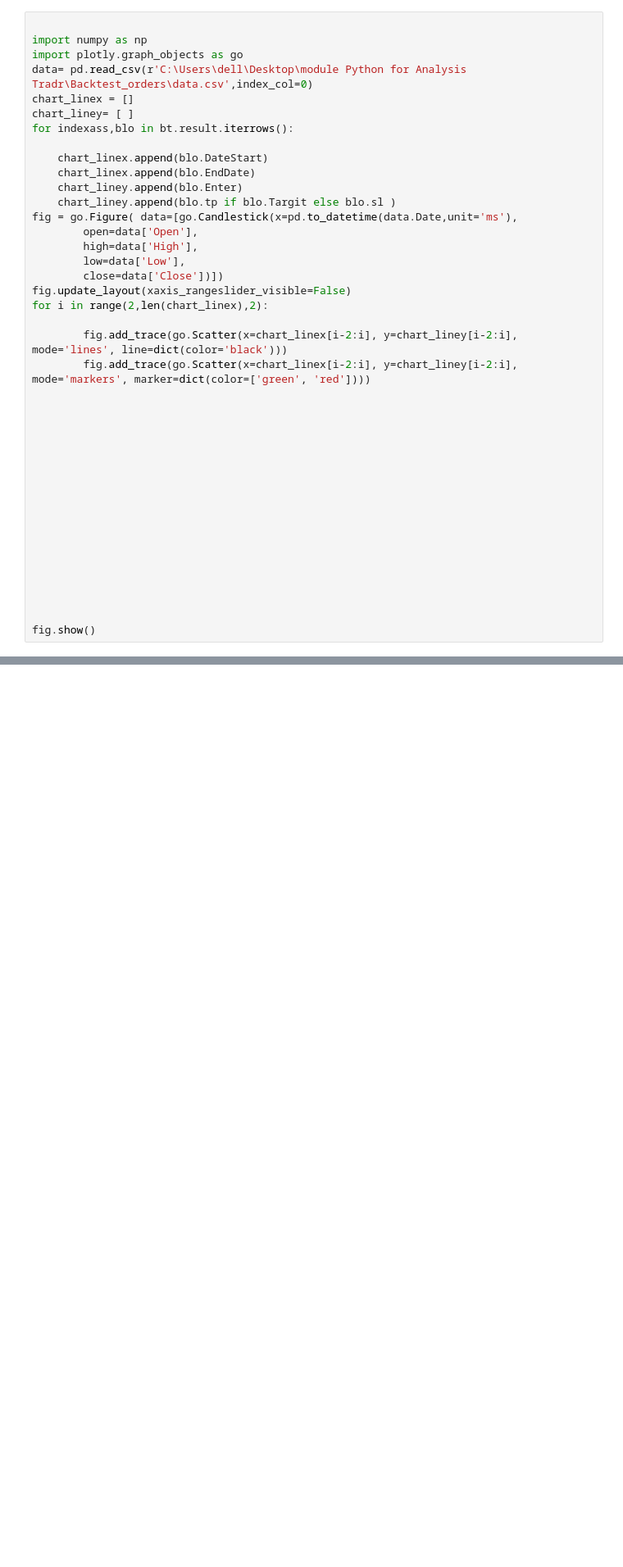
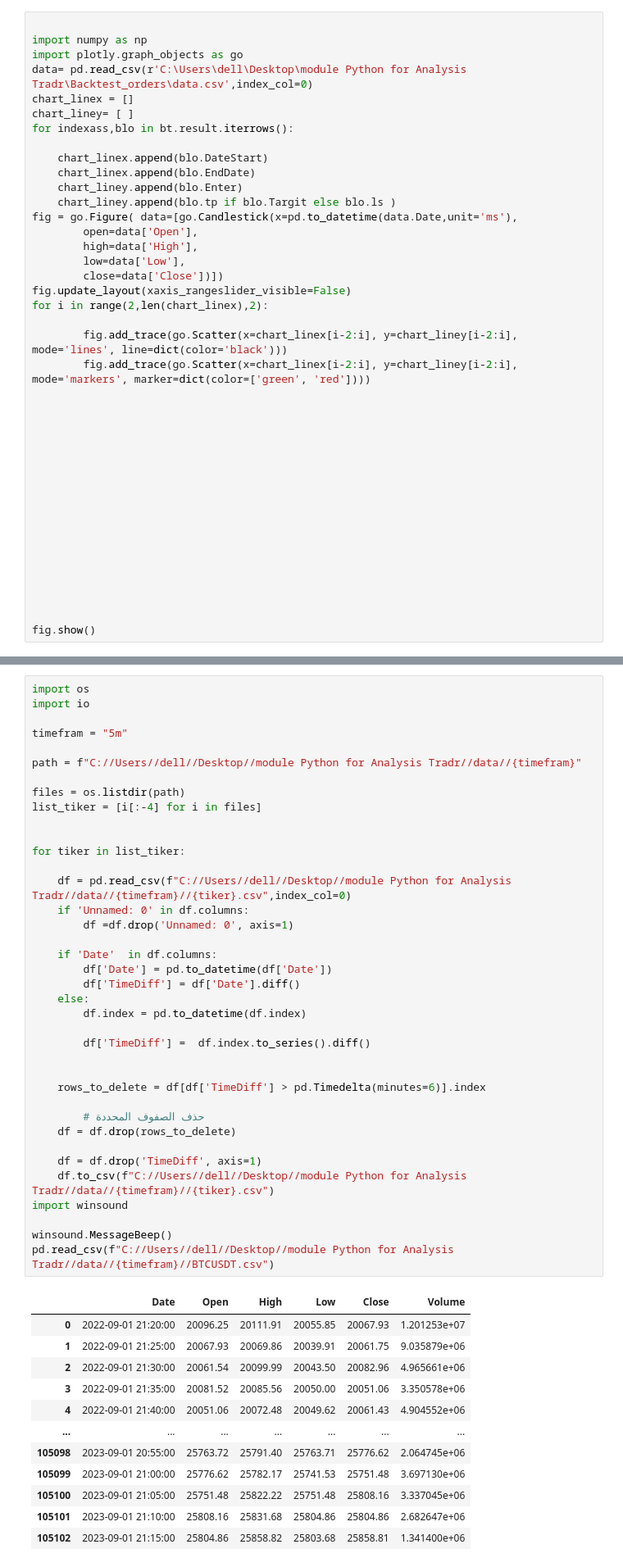
Before and after one commit to almprmg/FlashBackTest, a Jupyter notebook: Untitled-1.ipynb, the cells around one changed output, grey strips where cells are left out. Shown at 82% size. Saved outputs shown, nothing was run; the diff lists cells and outputs as text; blank space fills up the shorter version.

```diff
--- a/Untitled-1.ipynb
+++ b/Untitled-1.ipynb
@@ -68,7 +64,7 @@ for indexass,blo in bt.result.iterrows():
     chart_linex.append(blo.DateStart)
     chart_linex.append(blo.EndDate)
     chart_liney.append(blo.Enter)
-    chart_liney.append(blo.tp if blo.Targit else blo.sl )
+    chart_liney.append(blo.tp if blo.Targit else blo.ls )
 fig = go.Figure( data=[go.Candlestick(x=pd.to_datetime(data.Date,unit='ms'),
         open=data['Open'],
         high=data['High'],
@@ -98,0 +187,51 @@ fig.show()
+# %%
+import os
+import io
+
+timefram = "5m"
+
+path = f"C://Users//dell//Desktop//module Python for Analysis Tradr//data//{timefram}"
+
+files = os.listdir(path)
+list_tiker = [i[:-4] for i in files]
+
+
+for tiker in list_tiker:
+
+    df = pd.read_csv(f"C://Users//dell//Desktop//module Python for Analysis Tradr//data//{timefram}//{tiker}.csv",index_col=0)
+    if 'Unnamed: 0' in df.columns:
+        df =df.drop('Unnamed: 0', axis=1)
+
+    if 'Date'  in df.columns:
+        df['Date'] = pd.to_datetime(df['Date'])
+        df['TimeDiff'] = df['Date'].diff()
+    else:
+        df.index = pd.to_datetime(df.index)
+
+        df['TimeDiff'] =  df.index.to_series().diff()
+
+
+    rows_to_delete = df[df['TimeDiff'] > pd.Timedelta(minutes=6)].index
+
+        # حذف الصفوف المحددة
+    df = df.drop(rows_to_delete)
+
+    df = df.drop('TimeDiff', axis=1)
+    df.to_csv(f"C://Users//dell//Desktop//module Python for Analysis Tradr//data//{timefram}//{tiker}.csv")
+import winsound
+
+winsound.MessageBeep()
+pd.read_csv(f"C://Users//dell//Desktop//module Python for Analysis Tradr//data//{timefram}//BTCUSDT.csv")
+# %% [output]
+|  | Date | Open | High | Low | Close | Volume |
+| 0 | 2022-09-01 21:20:00 | 20096.25 | 20111.91 | 20055.85 | 20067.93 | 1.201253e+07 |
+| 1 | 2022-09-01 21:25:00 | 20067.93 | 20069.86 | 20039.91 | 20061.75 | 9.035879e+06 |
+| 2 | 2022-09-01 21:30:00 | 20061.54 | 20099.99 | 20043.50 | 20082.96 | 4.965661e+06 |
+| 3 | 2022-09-01 21:35:00 | 20081.52 | 20085.56 | 20050.00 | 20051.06 | 3.350578e+06 |
+| 4 | 2022-09-01 21:40:00 | 20051.06 | 20072.48 | 20049.62 | 20061.43 | 4.904552e+06 |
+| ... | ... | ... | ... | ... | ... | ... |
+| 105098 | 2023-09-01 20:55:00 | 25763.72 | 25791.40 | 25763.71 | 25776.62 | 2.064745e+06 |
+| 105099 | 2023-09-01 21:00:00 | 25776.62 | 25782.17 | 25741.53 | 25751.48 | 3.697130e+06 |
+| 105100 | 2023-09-01 21:05:00 | 25751.48 | 25822.22 | 25751.48 | 25808.16 | 3.337045e+06 |
+| 105101 | 2023-09-01 21:10:00 | 25808.16 | 25831.68 | 25804.86 | 25804.86 | 2.682647e+06 |
+| 105102 | 2023-09-01 21:15:00 | 25804.86 | 25858.82 | 25803.68 | 25858.81 | 1.341400e+06 |
```
Also changed, not shown: parts of 10 cells of this notebook, 6 other files.
